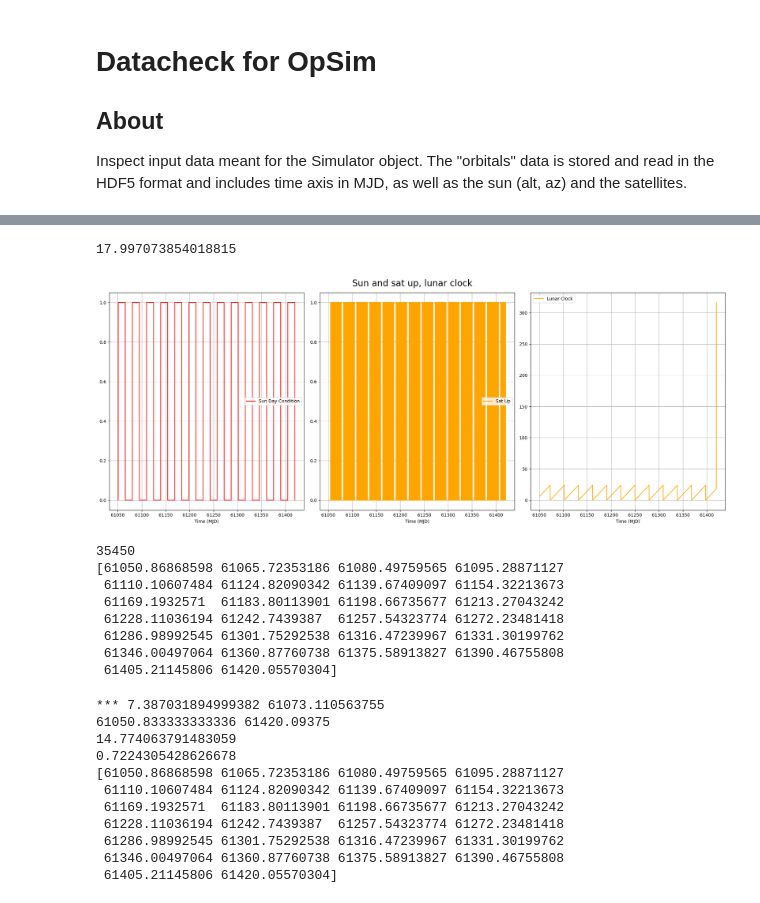
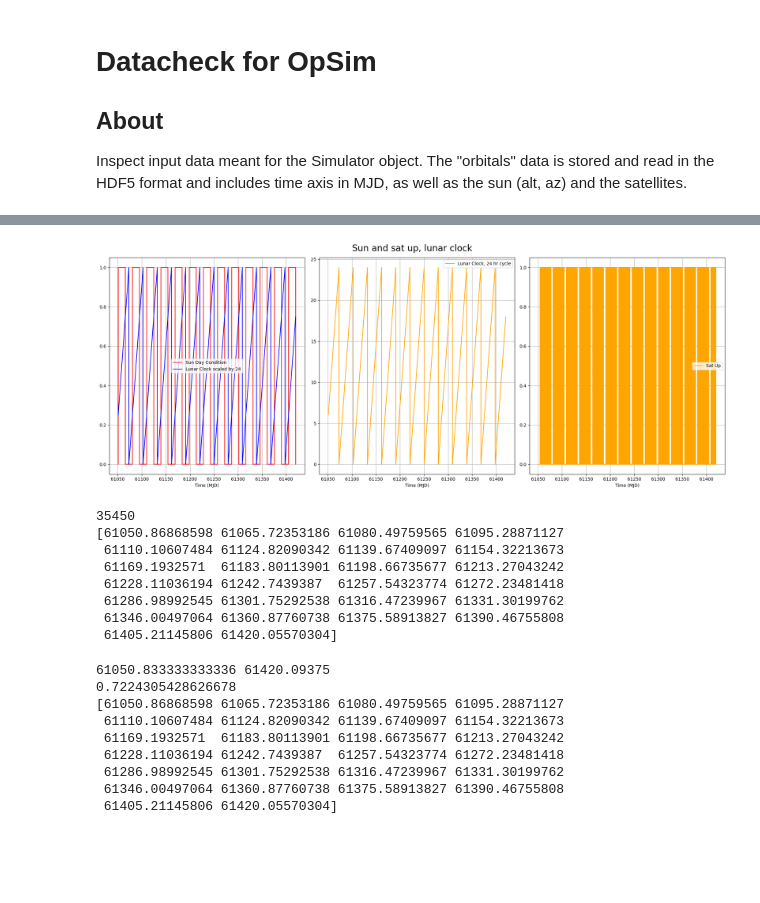
Before and after one commit to lusee-night/opsim, a Jupyter notebook: notebooks/datacheck.ipynb, the cells around one changed output, grey strips where cells are left out. Cells and saved outputs as stored; diff of their text form; code cells hidden in the pictures; blank space fills up the shorter version.

Commit message:
Fixed a bug in the clock code (right boundary)

```diff
--- a/notebooks/datacheck.ipynb
+++ b/notebooks/datacheck.ipynb
@@ -98,26 +100,28 @@ fin((p1, p2))
 # %%
 fig, (p1, p2, p3) = plt.subplots(1,3)
 fig.suptitle('Sun and sat up, lunar clock', fontsize=20)
 plt.rcParams["figure.figsize"] = [20., 8.]
 plt.rcParams["figure.autolayout"] = True
 
 
 p1.set_xlabel('Time (MJD)')
 p2.set_xlabel('Time (MJD)')
 p3.set_xlabel('Time (MJD)')
 
-a = [ mySun.clock(x) for x in mySat.mjd ]
+a = np.array([ mySun.clock(x) for x in mySat.mjd ])
 
 p1.plot(mySun.mjd, mySun.day, color="red",    label="Sun Day Condition")
-p2.plot(mySat.mjd, mySat.up,  color="orange", label="Sat Up")
-p3.plot(mySat.mjd, a,         color="orange", label="Lunar Clock")
+p1.plot(mySun.mjd, a/24.0,    color="blue",   label="Lunar Clock scaled by 24")
+
+p2.plot(mySat.mjd, a,         color="orange", label="Lunar Clock, 24 hr cycle")
+
+p3.plot(mySat.mjd, mySat.up,  color="orange", label="Sat Up")
 
 fin((p1, p2, p3))
 
-print(a[-5])
+# print(a[-5])
 # %% [output]
-17.997073854018815
-[figure, old version]
+[figure, new version]
 # %%
 print(len(mySun.mjd))
 print(mySun.mjd_crossings)
@@ -133,14 +137,11 @@ print(mySun.mjd_crossings)
 # %%
 # Test the clock.
 
-print('***', (61080.49759565-61065.72353186)/2.0, 61065.72353186+(61080.49759565-61065.72353186)/2.0)
 print(mySun.mjd[0], mySun.mjd[-1])
 print(mySun.clock(61074.0))
 print(mySun.mjd_crossings)
 # %% [output]
-*** 7.387031894999382 61073.110563755
 61050.833333333336 61420.09375
-14.774063791483059
 0.7224305428626678
 [61050.86868598 61065.72353186 61080.49759565 61095.28871127
  61110.10607484 61124.82090342 61139.67409097 61154.32213673
```
Also changed, not shown: parts of 1 cell of this notebook, 1 other file.
